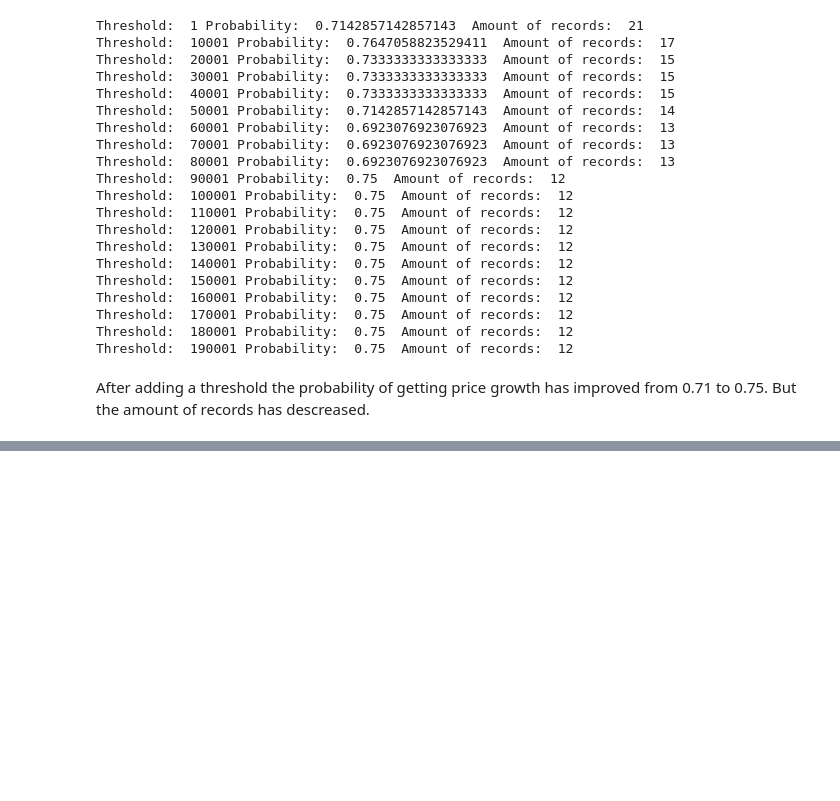
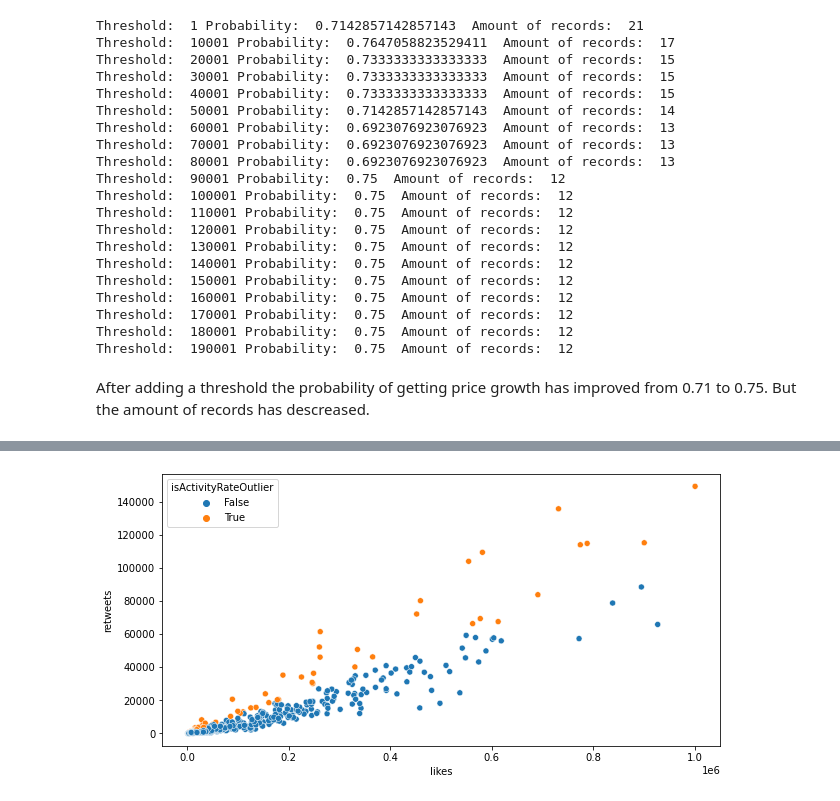
Before and after one commit to Justdek-code/data-science, a Jupyter notebook: cryptocurrency_analyse_pet_project/elon_musk_dogecoin_research.ipynb, the cells around one changed output, grey strips where cells are left out. Saved outputs shown, nothing was run; the diff lists cells and outputs as text; code cells hidden in the pictures; blank space fills up the shorter version.

Commit message:
add isReply feature and isActivityRateOutlier

```diff
--- a/cryptocurrency_analyse_pet_project/elon_musk_dogecoin_research.ipynb
+++ b/cryptocurrency_analyse_pet_project/elon_musk_dogecoin_research.ipynb
@@ -872,0 +855,6 @@ So what I see there is that most of the tweets where dogecoin was mentioned have
+# %%
+Q1 = df.activityRate.quantile(0.25)
+Q3 = df.activityRate.quantile(0.75)
+IQR = Q3 - Q1
+outliers_threshold = np.median(df.activityRate) + IQR * 1.5
+print(IQR, outliers_threshold)
@@ -872,0 +885,2 @@ So what I see there is that most of the tweets where dogecoin was mentioned have
+# %%
+df['isActivityRateOutlier'] = df.activityRate > outliers_threshold
@@ -872,0 +896,5 @@ So what I see there is that most of the tweets where dogecoin was mentioned have
+# %%
+plt.figure(figsize=(10, 5));
+sns.scatterplot(data=df, x='likes', y='retweets', hue='isActivityRateOutlier');
+# %% [output]
+[figure, added]
```
Also changed, not shown: parts of 42 cells of this notebook.
